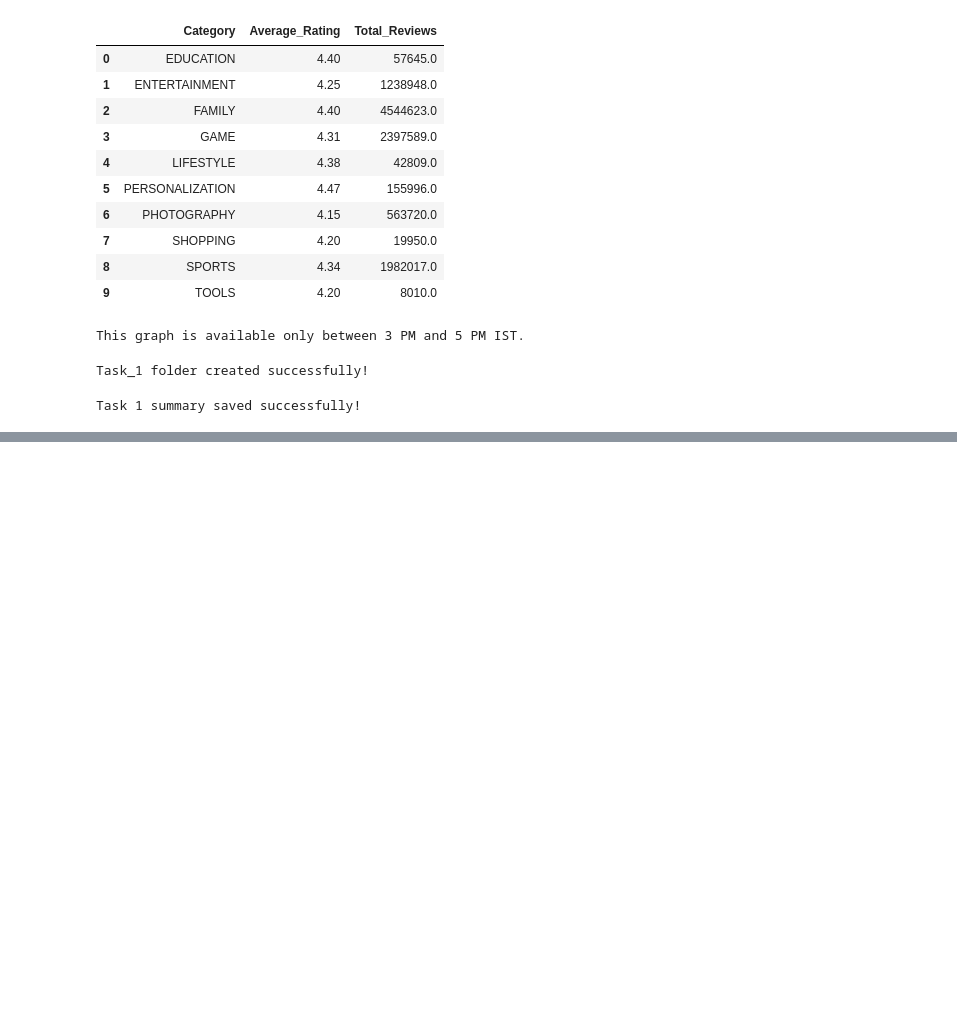
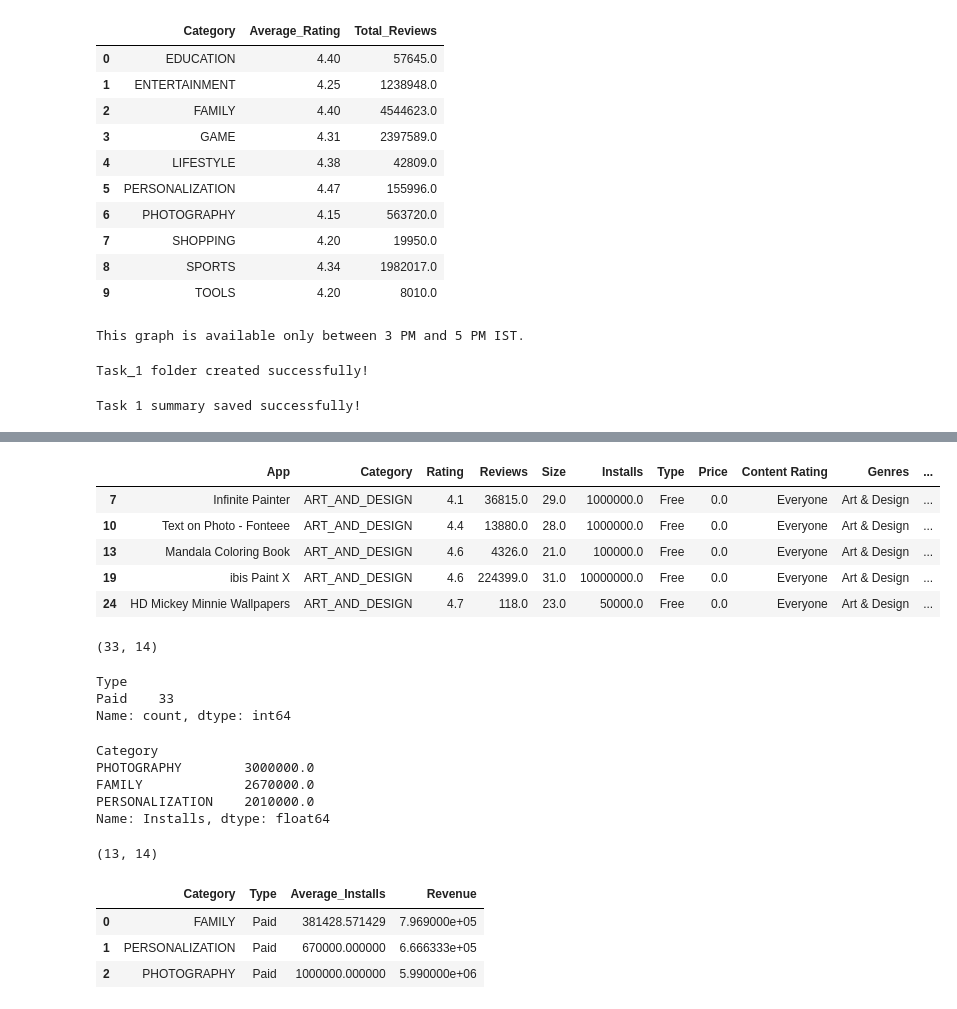
Before and after one commit to prathamesh-1105/Google-Play-Store-Analytics, a Jupyter notebook: notebooks/Google_Play_Store_Analytics.ipynb, the cells around one changed output, grey strips where cells are left out. Cells and saved outputs as stored; diff of their text form; code cells hidden in the pictures; blank space fills up the shorter version.

```diff
--- a/notebooks/Google_Play_Store_Analytics.ipynb
+++ b/notebooks/Google_Play_Store_Analytics.ipynb
@@ -647,0 +804,3 @@ print("✅ Task 2 chart saved successfully!")
+# %%
+task3_df = df.copy()
+print("Original:", task3_df.shape)
@@ -647,0 +809,3 @@ print("✅ Task 2 chart saved successfully!")
+# %%
+task3_df = task3_df[task3_df["Installs"] >= 10000]
+print("After Installs:", task3_df.shape)
@@ -647,0 +814,3 @@ print("✅ Task 2 chart saved successfully!")
+# %%
+task3_df = task3_df[task3_df["Content Rating"] == "Everyone"]
+print("After Content Rating:", task3_df.shape)
@@ -647,0 +852,66 @@ print("✅ Task 2 chart saved successfully!")
+# %%
+task3_df["Revenue"] = (
+    task3_df["Price"] * task3_df["Installs"]
+)
+
+task3_df.head()
+# %% [output]
+|  | App | Category | Rating | Reviews | Size | Installs | Type | Price | Content Rating | Genres | ... |
+| 7 | Infinite Painter | ART_AND_DESIGN | 4.1 | 36815.0 | 29.0 | 1000000.0 | Free | 0.0 | Everyone | Art & Design | ... |
+| 10 | Text on Photo - Fonteee | ART_AND_DESIGN | 4.4 | 13880.0 | 28.0 | 1000000.0 | Free | 0.0 | Everyone | Art & Design | ... |
+| 13 | Mandala Coloring Book | ART_AND_DESIGN | 4.6 | 4326.0 | 21.0 | 100000.0 | Free | 0.0 | Everyone | Art & Design | ... |
+| 19 | ibis Paint X | ART_AND_DESIGN | 4.6 | 224399.0 | 31.0 | 10000000.0 | Free | 0.0 | Everyone | Art & Design | ... |
+| 24 | HD Mickey Minnie Wallpapers | ART_AND_DESIGN | 4.7 | 118.0 | 23.0 | 50000.0 | Free | 0.0 | Everyone | Art & Design | ... |
+# %%
+task3_df = task3_df[
+    task3_df["Revenue"] >= 10000
+]
+
+print(task3_df.shape)
+# %% [output]
+(33, 14)
+# %%
+task3_df["Type"].value_counts()
+# %% [output]
+Type
+Paid    33
+Name: count, dtype: int64
+# %%
+top3_categories = (
+    task3_df.groupby("Category")["Installs"]
+    .sum()
+    .sort_values(ascending=False)
+    .head(3)
+)
+
+top3_categories
+# %% [output]
+Category
+PHOTOGRAPHY        3000000.0
+FAMILY             2670000.0
+PERSONALIZATION    2010000.0
+Name: Installs, dtype: float64
+# %%
+task3_df = task3_df[
+    task3_df["Category"].isin(top3_categories.index)
+]
+
+print(task3_df.shape)
+# %% [output]
+(13, 14)
+# %%
+summary3 = (
+    task3_df.groupby(["Category", "Type"])
+    .agg(
+        Average_Installs=("Installs", "mean"),
+        Revenue=("Revenue", "mean")
+    )
+    .reset_index()
+)
+
+summary3
+# %% [output]
+|  | Category | Type | Average_Installs | Revenue |
+| 0 | FAMILY | Paid | 381428.571429 | 7.969000e+05 |
+| 1 | PERSONALIZATION | Paid | 670000.000000 | 6.666333e+05 |
+| 2 | PHOTOGRAPHY | Paid | 1000000.000000 | 5.990000e+06 |
```
Also changed, not shown: parts of 56 cells of this notebook, 6 other files.
